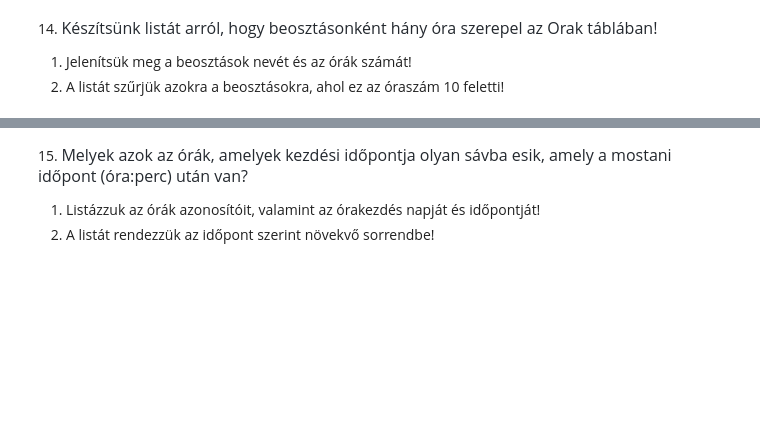
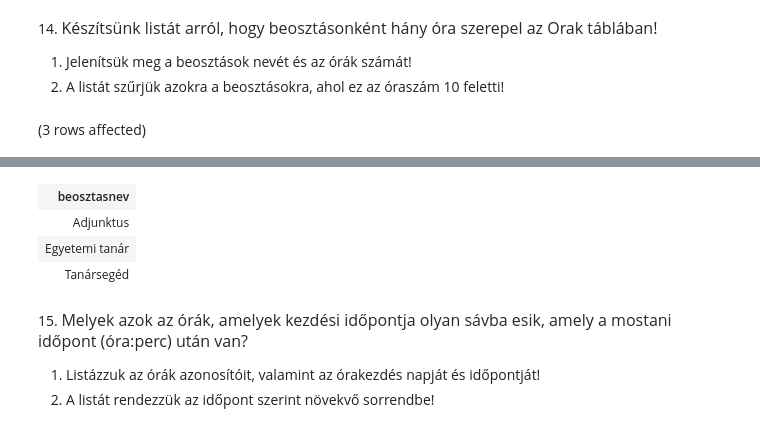
Before and after one commit to Kokoloko06/sql_g02, a Jupyter notebook: gyakorlat02_feladatok .ipynb, the cells around one changed output, grey strips where cells are left out. Saved outputs shown, nothing was run; the diff lists cells and outputs as text; code cells hidden in the pictures; blank space fills up the shorter version.

```diff
--- a/gyakorlat02_feladatok .ipynb
+++ b/gyakorlat02_feladatok .ipynb
@@ -80,3 +138,11 @@ c. Szintén hagyjuk ki azokat a csoportokat, ahol a csoport elemszáma 3-nál ki
 
 1. Jelenítsük meg a beosztások nevét és az órák számát!
 2. A listát szűrjük azokra a beosztásokra, ahol ez az óraszám 10 feletti!
+# %%
+SELECT Beosztasok.beosztasnev
+FROM Orak JOIN Oktatok ON Orak.tanar = Oktatok.Oktato_id
+            JOIN Beosztasok ON Oktatok.beosztás = Beosztasok.beosztas_id
+GROUP BY Beosztasok.beosztasnev
+HAVING Count(*) > 10
+# %% [output]
+(3 rows affected)
@@ -83,3 +150,7 @@ c. Szintén hagyjuk ki azokat a csoportokat, ahol a csoport elemszáma 3-nál ki
+| beosztasnev |
+| Adjunktus |
+| Egyetemi tanár |
+| Tanársegéd |
 # %% [markdown]
 15. <span style="color: rgb(36, 41, 47); font-family: -apple-system, BlinkMacSystemFont, &quot;Segoe UI&quot;, Helvetica, Arial, sans-serif, &quot;Apple Color Emoji&quot;, &quot;Segoe UI Emoji&quot;; font-size: 16px;">Melyek azok az órák, amelyek kezdési időpontja olyan sávba esik, amely a mostani időpont (óra:perc) után van?</span>
 
```
Also changed, not shown: parts of 3 cells of this notebook.
